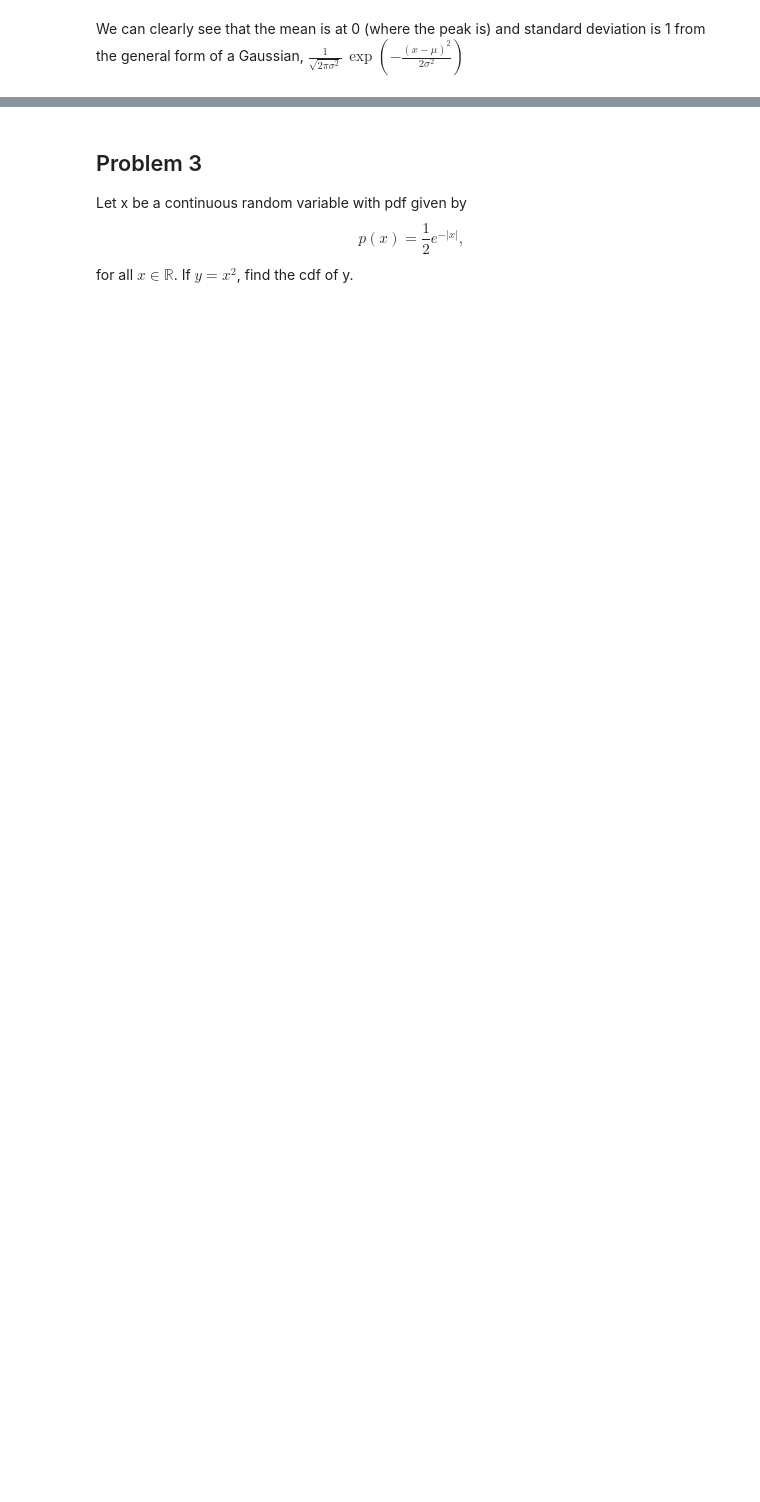
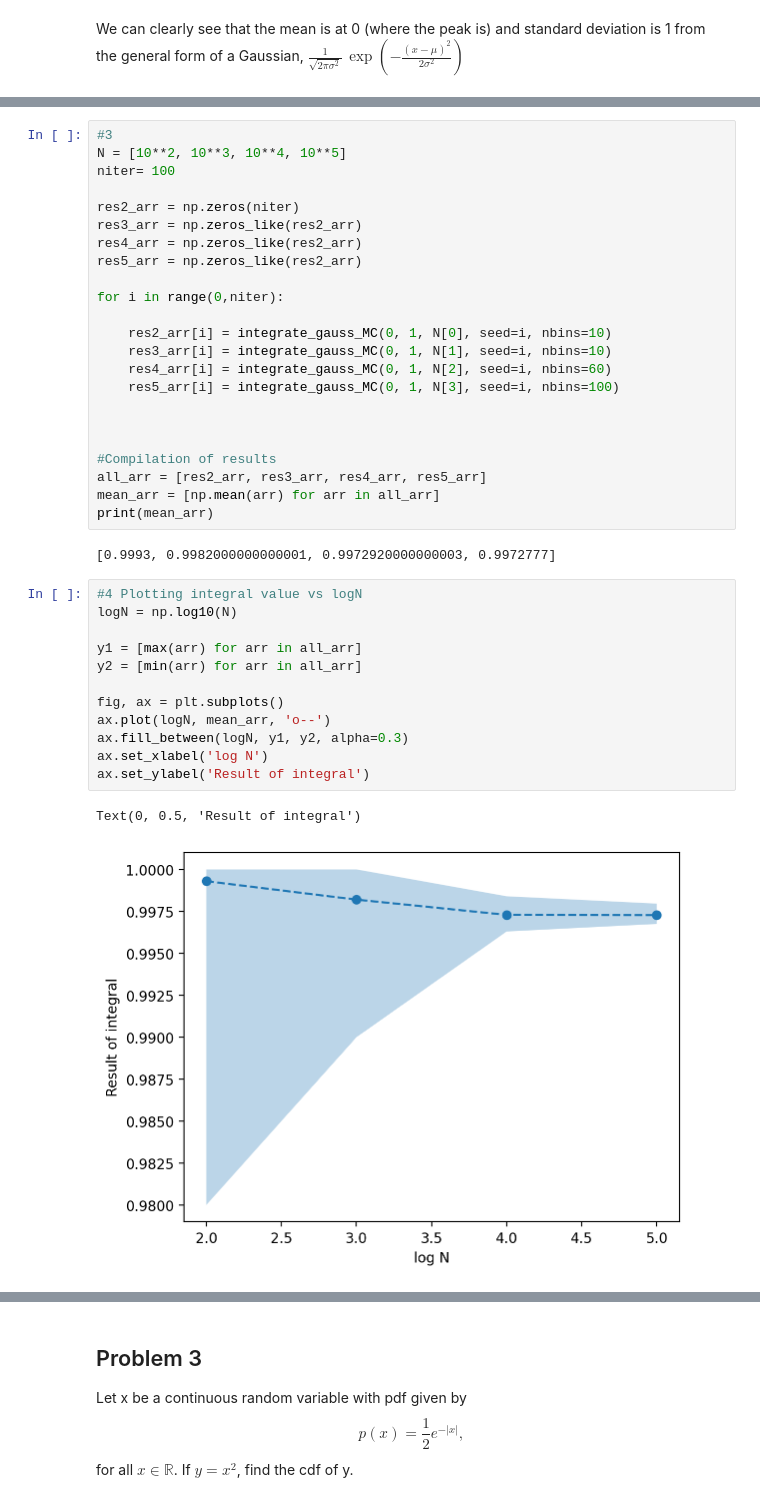
Before and after one commit to agupta-umiss/phys629-fall-2023, a Jupyter notebook: student_folders/arindam_sharma/phys629_f23_hw2_Arindam_Sharma.ipynb, the cells around one changed output, grey strips where cells are left out. Cells and saved outputs as stored; diff of their text form; blank space fills up the shorter version.

```diff
--- a/student_folders/arindam_sharma/phys629_f23_hw2_Arindam_Sharma.ipynb
+++ b/student_folders/arindam_sharma/phys629_f23_hw2_Arindam_Sharma.ipynb
@@ -143,0 +207,40 @@ X = rng.normal(0,3,size=N)
+# %%
+#3
+N = [10**2, 10**3, 10**4, 10**5]
+niter= 100
+
+res2_arr = np.zeros(niter)
+res3_arr = np.zeros_like(res2_arr)
+res4_arr = np.zeros_like(res2_arr)
+res5_arr = np.zeros_like(res2_arr)
+
+for i in range(0,niter):
+
+    res2_arr[i] = integrate_gauss_MC(0, 1, N[0], seed=i, nbins=10)
+    res3_arr[i] = integrate_gauss_MC(0, 1, N[1], seed=i, nbins=10)
+    res4_arr[i] = integrate_gauss_MC(0, 1, N[2], seed=i, nbins=60)
+    res5_arr[i] = integrate_gauss_MC(0, 1, N[3], seed=i, nbins=100)
+
+
+
+#Compilation of results
+all_arr = [res2_arr, res3_arr, res4_arr, res5_arr]
+mean_arr = [np.mean(arr) for arr in all_arr]
+print(mean_arr)
+# %% [output]
+[0.9993, 0.9982000000000001, 0.9972920000000003, 0.9972777]
+# %%
+#4 Plotting integral value vs logN
+logN = np.log10(N)
+
+y1 = [max(arr) for arr in all_arr]
+y2 = [min(arr) for arr in all_arr]
+
+fig, ax = plt.subplots()
+ax.plot(logN, mean_arr, 'o--')
+ax.fill_between(logN, y1, y2, alpha=0.3)
+ax.set_xlabel('log N')
+ax.set_ylabel('Result of integral')
+# %% [output]
+Text(0, 0.5, 'Result of integral')
+[figure, added]
```
Also changed, not shown: parts of 8 cells of this notebook, 1 other file.
